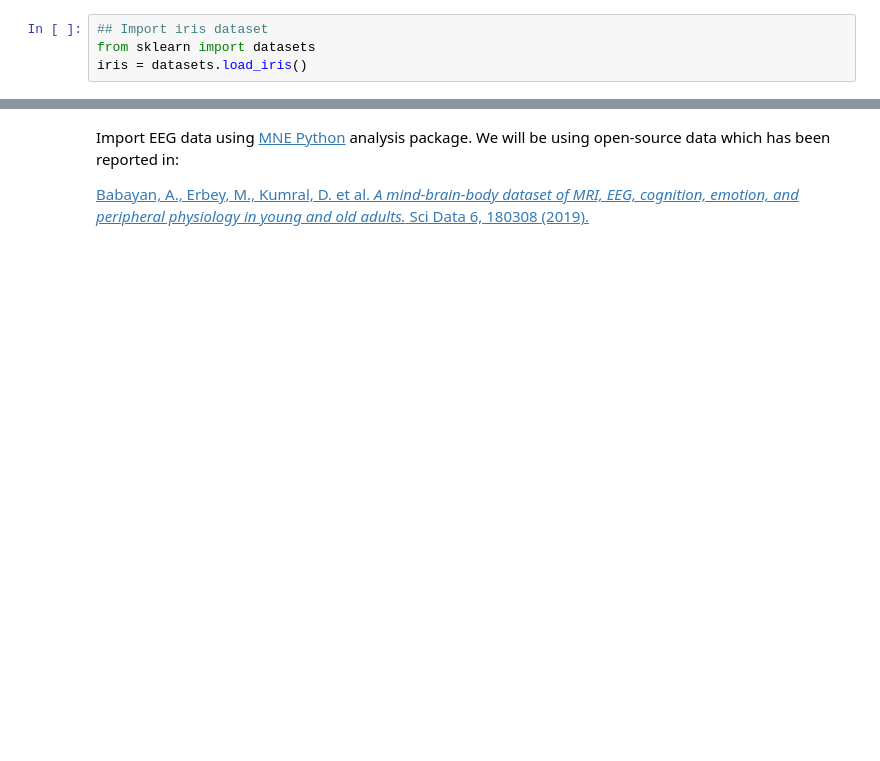
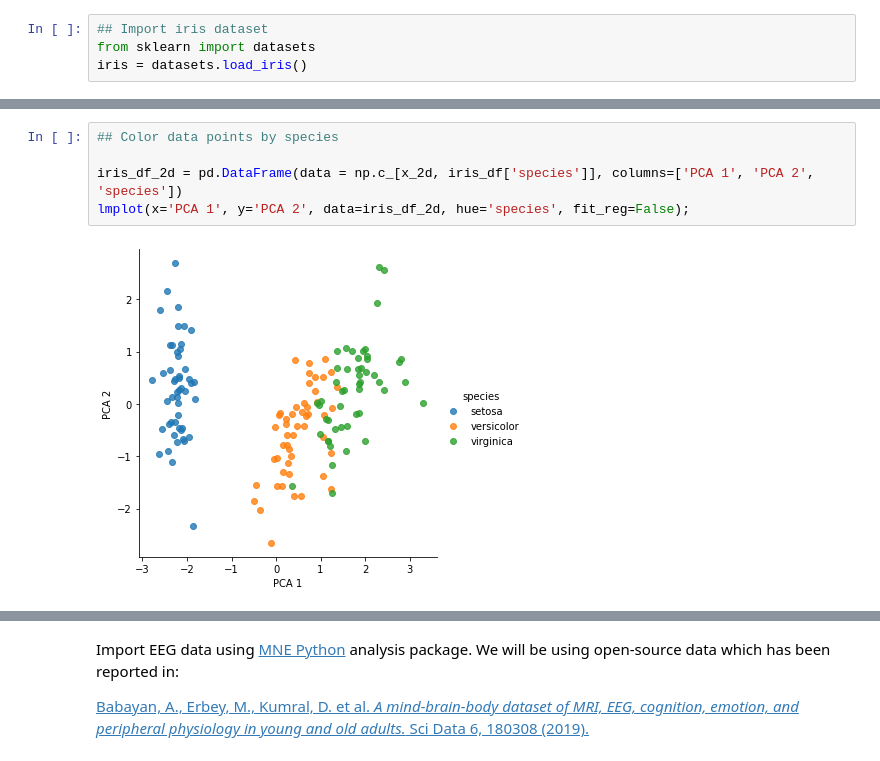
Before and after one commit to DylanMannKrzisnik/MiCM2022_Dim_Reduction, a Jupyter notebook: MiCM2022_Dim_Reduction_notebook.ipynb, the cells around one changed output, grey strips where cells are left out. Cells and saved outputs as stored; diff of their text form; blank space fills up the shorter version.

```diff
--- a/MiCM2022_Dim_Reduction_notebook.ipynb
+++ b/MiCM2022_Dim_Reduction_notebook.ipynb
@@ -170,0 +268,7 @@ print(np.float32(x_2d[0,:]))
+# %%
+## Color data points by species
+
+iris_df_2d = pd.DataFrame(data = np.c_[x_2d, iris_df['species']], columns=['PCA 1', 'PCA 2', 'species'])
+lmplot(x='PCA 1', y='PCA 2', data=iris_df_2d, hue='species', fit_reg=False);
+# %% [output]
+[figure, added]
```
Also changed, not shown: parts of 68 cells of this notebook, 12 other files.
